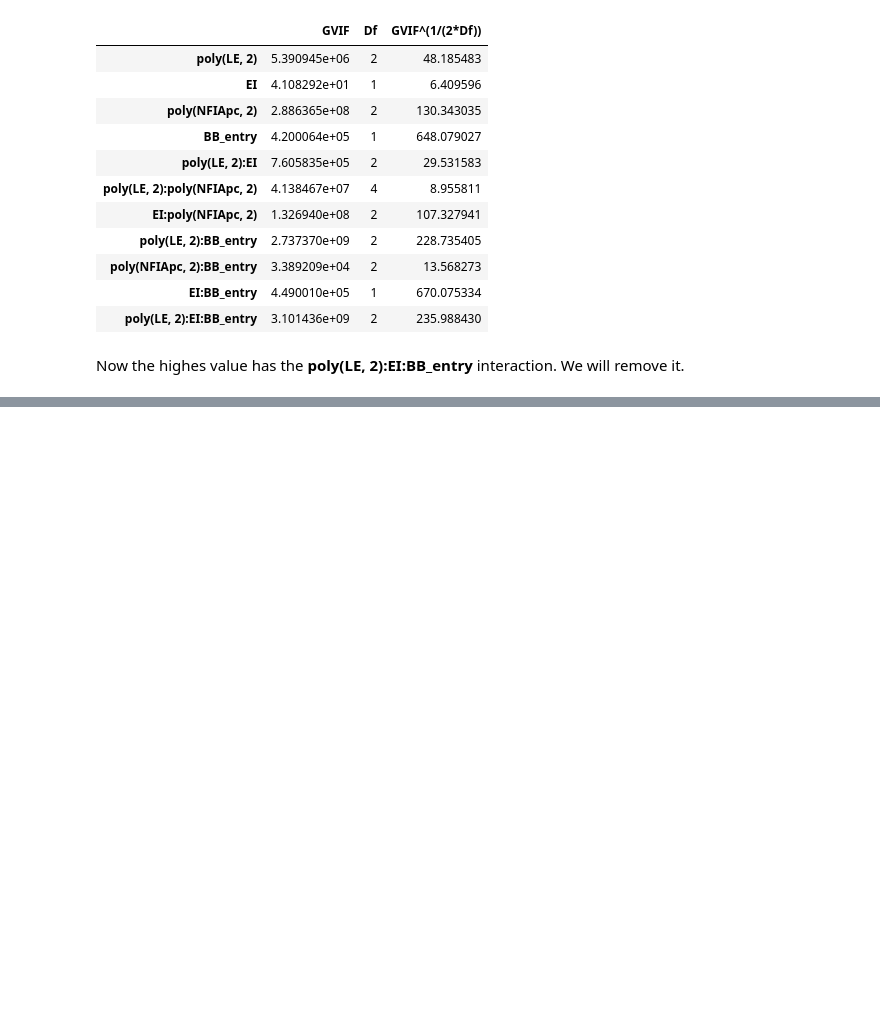
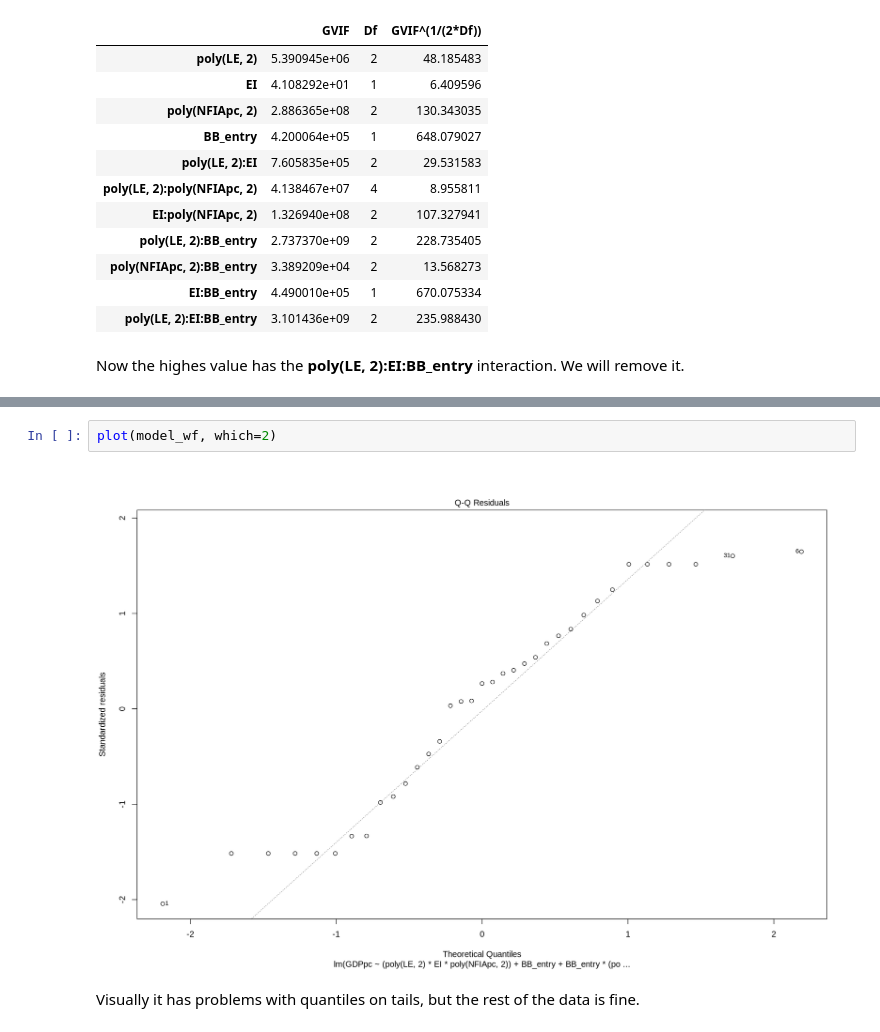
Before and after one commit to nickobard/eurostat-datasets-analysis, a Jupyter notebook: sem-3/semestral-work.ipynb, the cells around one changed output, grey strips where cells are left out. Saved outputs shown, nothing was run; the diff lists cells and outputs as text; blank space fills up the shorter version.

```diff
--- a/sem-3/semestral-work.ipynb
+++ b/sem-3/semestral-work.ipynb
@@ -1082,0 +1176,6 @@ F-statistic: 47.88 on 19 and 15 DF,  p-value: 4.163e-10
+# %%
+plot(model_wf, which=2)
+# %% [output]
+[figure, added]
+# %% [markdown]
+Visually it has problems with quantiles on tails, but the rest of the data is fine.
```
Also changed, not shown: parts of 7 cells of this notebook.
